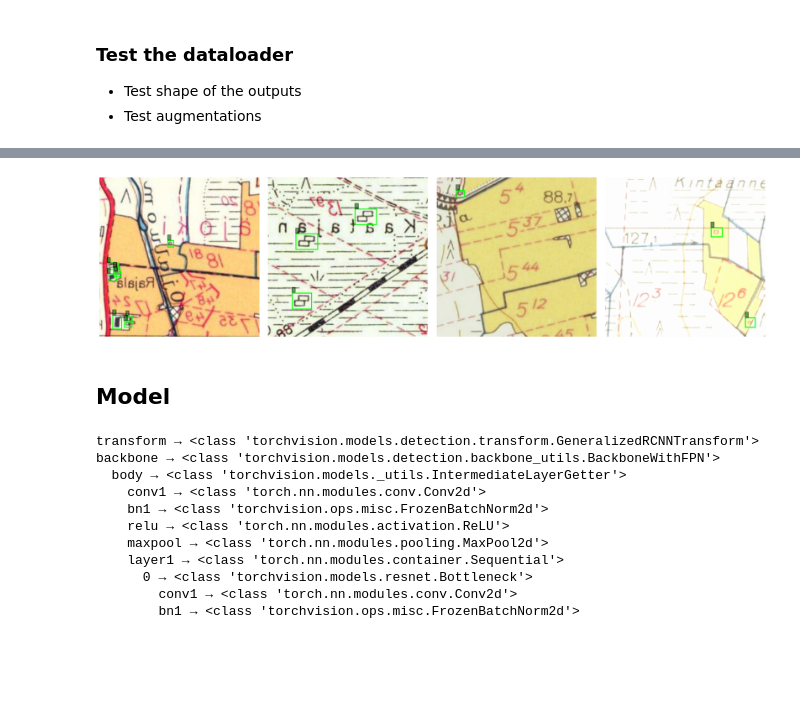
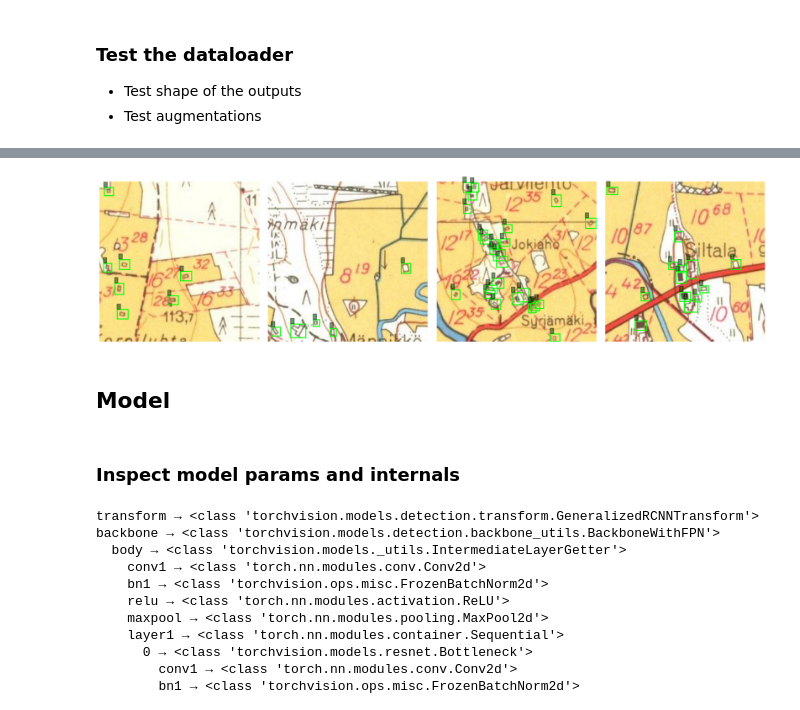
Before and after one commit to jujanen/objects_from_old_maps, a Jupyter notebook: 02_model_train.ipynb, the cells around one changed output, grey strips where cells are left out. Cells and saved outputs as stored; diff of their text form; code cells hidden in the pictures; blank space fills up the shorter version.

Commit message:
WIP - first runnable model - predictions completely off.

```diff
--- a/02_model_train.ipynb
+++ b/02_model_train.ipynb
@@ -120,0 +139,12 @@ dataloader = DataLoader(
+# %%
+train_dataset = ObjectDetectionDataset(
+    csv_file="data/train_256px_annotations_extended_cleaned_2026.csv",
+    transform=train_transforms,
+    image_subset = train_images
+)
+
+val_dataset = ObjectDetectionDataset(
+    csv_file="data/train_256px_annotations_extended_cleaned_2026.csv",
+    transform = val_transforms,
+    image_subset = val_images
+)
@@ -121,3 +153,22 @@ dataloader = DataLoader(
+# %%
+# Custom collate function; it is needed for varying lenght data, to transform the list into batch (tuple) of standard size
+# Here there might be different number of boxes per image, i.e. need to package into same size with collate_fn
+def collate_fn(batch):
+    return tuple(zip(*batch))
+
+train_dataloader = DataLoader(
+    train_dataset,
+    batch_size=16,
+    shuffle=True,
+    collate_fn=collate_fn
+)
+
+val_dataloader = DataLoader(
+    val_dataset,
+    batch_size=16,
+    shuffle=False,
+    collate_fn=collate_fn
+)
 # %% [markdown]
 ### Test the dataloader
 
@@ -153,7 +201,7 @@ import matplotlib.pyplot as plt
 import matplotlib.patches as patches
 
 
-def draw_boxes(ax, boxes, labels=None, color="lime"):
+def draw_boxes(ax, boxes, labels=None, labels_digits = 0, color="lime"):
     """
     ax     : matplotlib axis
     boxes  : Tensor[N, 4] in XYXY format
@@ -174,10 +222,15 @@ def draw_boxes(ax, boxes, labels=None, color="lime"):
         ax.add_patch(rect)
 
         if labels is not None:
+            # decide the number of digits shown; for labels, this is 0, for scores, it is 2 digits
+            if labels_digits == 0:
+                labels_text = str(int(labels[i]))
+            else:
+                labels_text = f"{labels[i]:.{labels_digits}f}"
             ax.text(
                 x1,
                 y1 - 3,
-                str(int(labels[i])),
+                labels_text,
                 color=color,
                 fontsize=9,
                 bbox=dict(facecolor="black", alpha=0.5, pad=1)
@@ -218,7 +276,8 @@ def visualize_batch(dataloader, max_images=4):
 # %%
-visualize_batch(dataloader, max_images=4)
+# NOTE: Should NOT have any augmentation or shuffling for validation.
+visualize_batch(val_dataloader, max_images=4)
 # %% [output]
-[figure, old version]
+[figure, new version]
 # %% [markdown]
 ## Model
 # %%
@@ -235,6 +294,8 @@ model = torchvision.models.detection.fasterrcnn_resnet50_fpn(
     min_size=256,
     max_size=256
 )
+# %% [markdown]
+### Inspect model params and internals
 # %%
 # Inspect the internal stucture of the model and its params at high level
 def print_module_tree(module, prefix=""):
```
Also changed, not shown: parts of 40 cells of this notebook.
